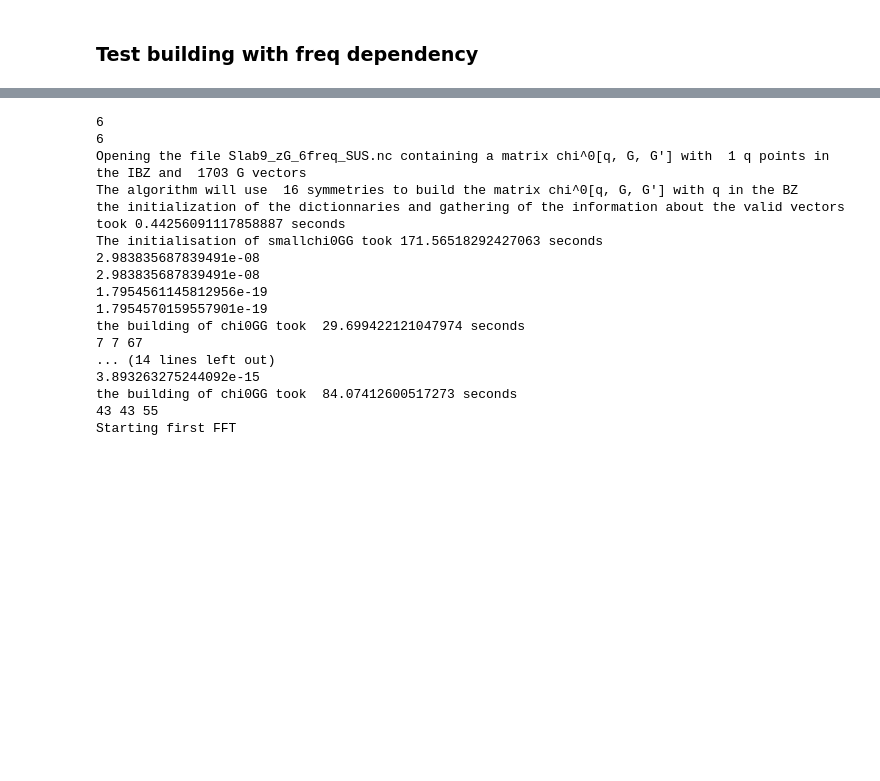
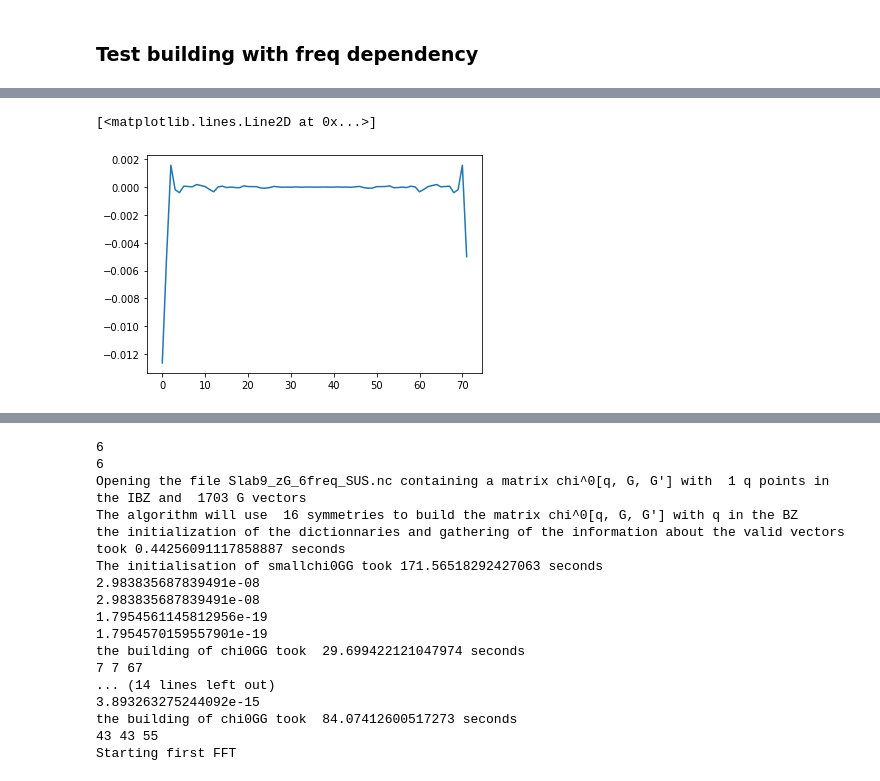
Before and after one commit to acloots2/Thesis_SURFASCOPE, a Jupyter notebook: MatrixSum.ipynb, the cells around one changed output, grey strips where cells are left out. Cells and saved outputs as stored; diff of their text form; code cells hidden in the pictures; blank space fills up the shorter version.

```diff
--- a/MatrixSum.ipynb
+++ b/MatrixSum.ipynb
@@ -222,0 +275,2 @@ array([[[[ 0.00000000e+00+0.00000000e+00j,
+# %%
+chi0rr=DRF.FFT_chi0_from_Mat(chi0GG[2], ind_qbzG_to_vec, n1, n2, n3, ind_q_to_vec, ind_G_to_vec, G, nk, vol)
@@ -222,0 +285,5 @@ array([[[[ 0.00000000e+00+0.00000000e+00j,
+# %%
+plt.plot(chi0rr[0, 0, 0, 0, 0, :])
+# %% [output]
+[<matplotlib.lines.Line2D at 0x...>]
+[figure, added]
```
Also changed, not shown: parts of 17 cells of this notebook, 1 other file.
